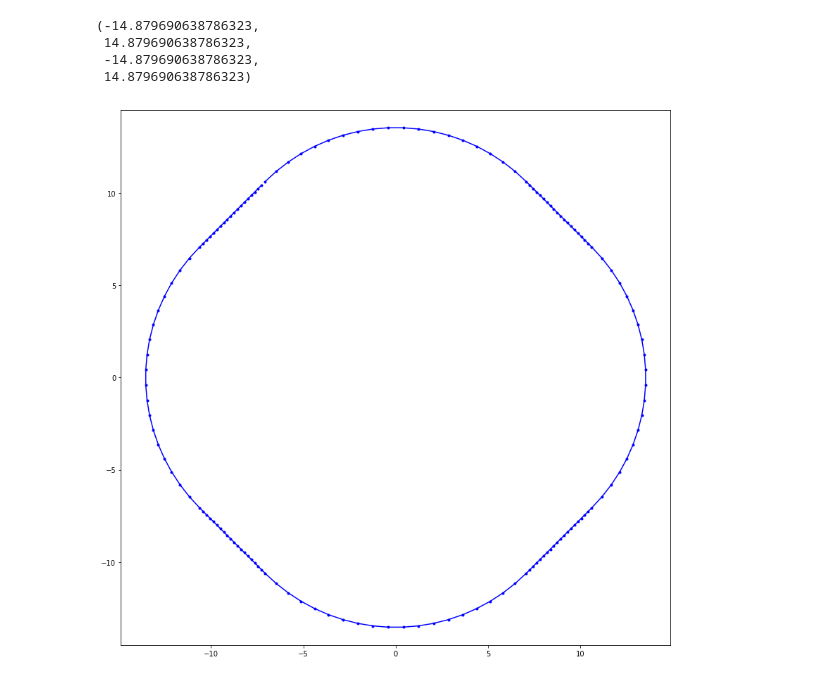
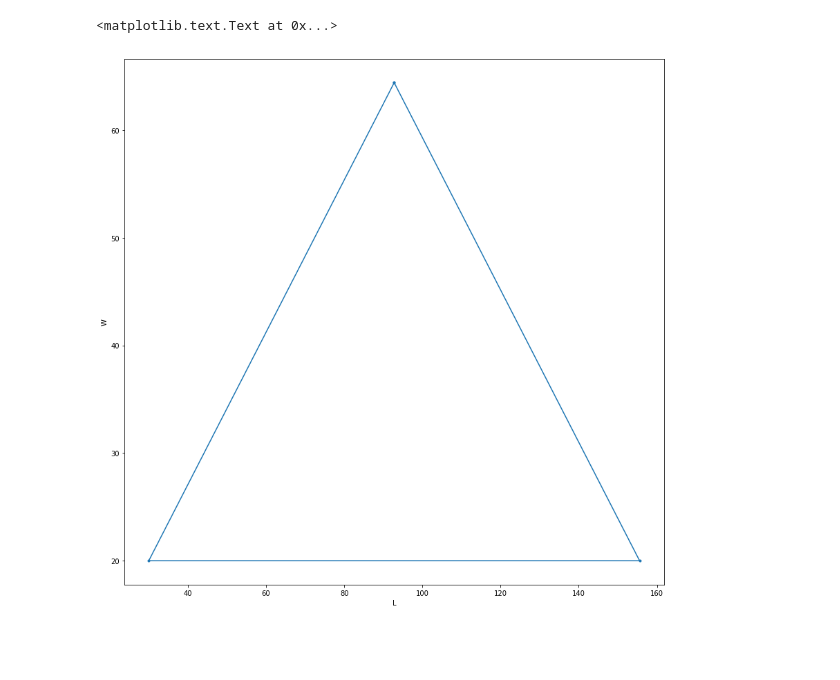
Before and after one commit to alxkorn/ISM, a Jupyter notebook: HW2.ipynb, the cells around one changed output. Cells and saved outputs as stored; diff of their text form; code cells hidden in the pictures; blank space fills up the shorter version.

```diff
--- a/HW2.ipynb
+++ b/HW2.ipynb
@@ -275,12 +177,12 @@ ar1 = create_rounded_square(tt1,10,20,20)
-# %%
-plt.figure(figsize=(14,14))
-plt.plot(ar1[:,0],ar1[:,1],'.-',c='b')
-#for i, p in enumerate(ar1):
-#    plt.text(p[0], p[1], ' %d'%i)
-plt.axis('equal')
-# %% [output]
-(-14.879690638786323,
- 14.879690638786323,
- -14.879690638786323,
- 14.879690638786323)
-[figure, removed]
+# %%
+points_bounds = np.array([[15+55*np.sqrt(2),75-15/np.sqrt(2)],
+          [30.,20.],
+          [110*np.sqrt(2),20.],
+          [15+55*np.sqrt(2),75-15/np.sqrt(2)]])
+plt.figure(figsize=(14,14))
+plt.plot(points_bounds[:,0],points_bounds[:,1],'.-')
+plt.xlabel('L')
+plt.ylabel('W')
+# %% [output]
+<matplotlib.text.Text at 0x...>
+[figure, added]
```
Also changed, not shown: parts of 32 cells of this notebook, 1 other file.
